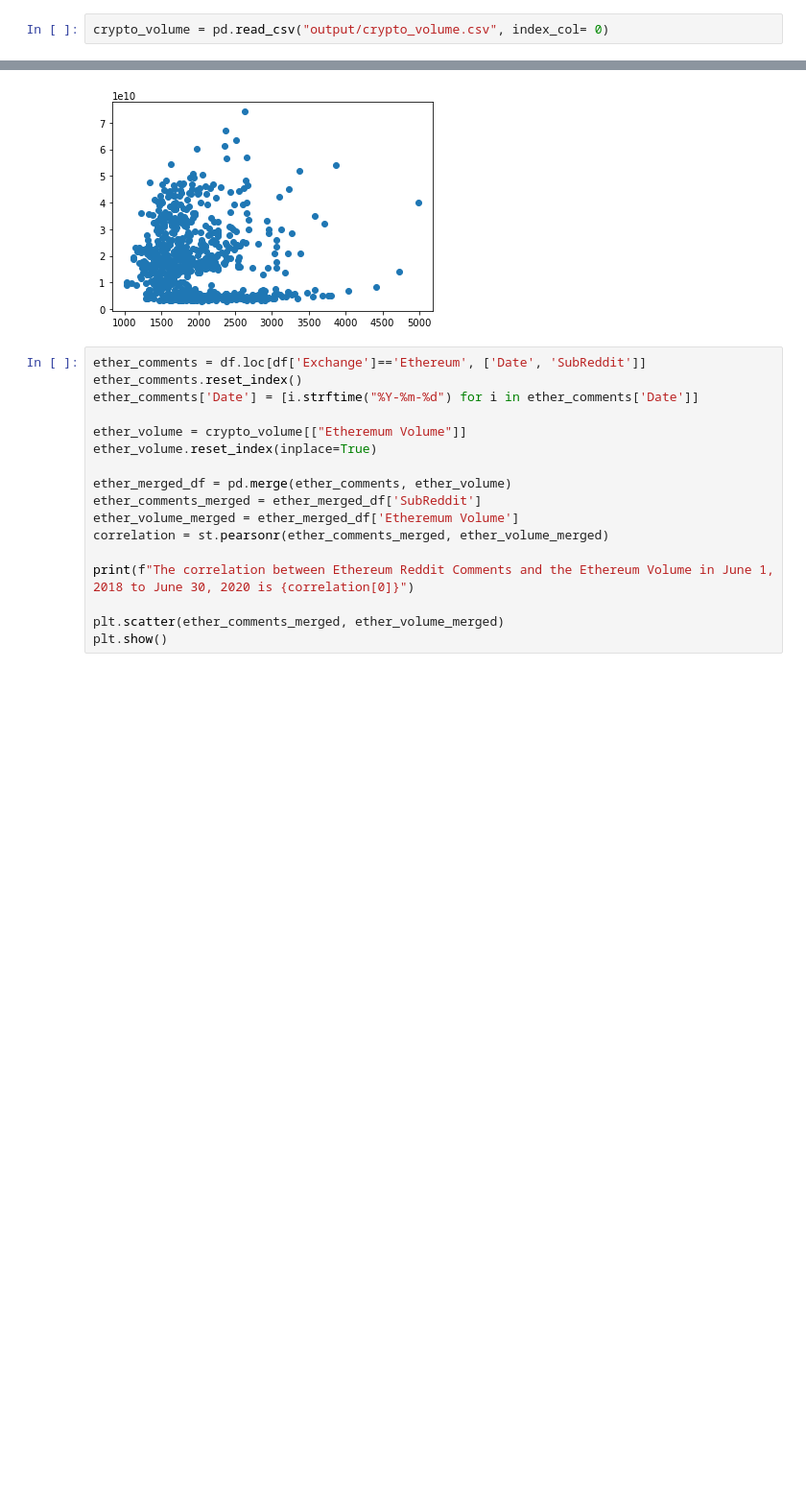
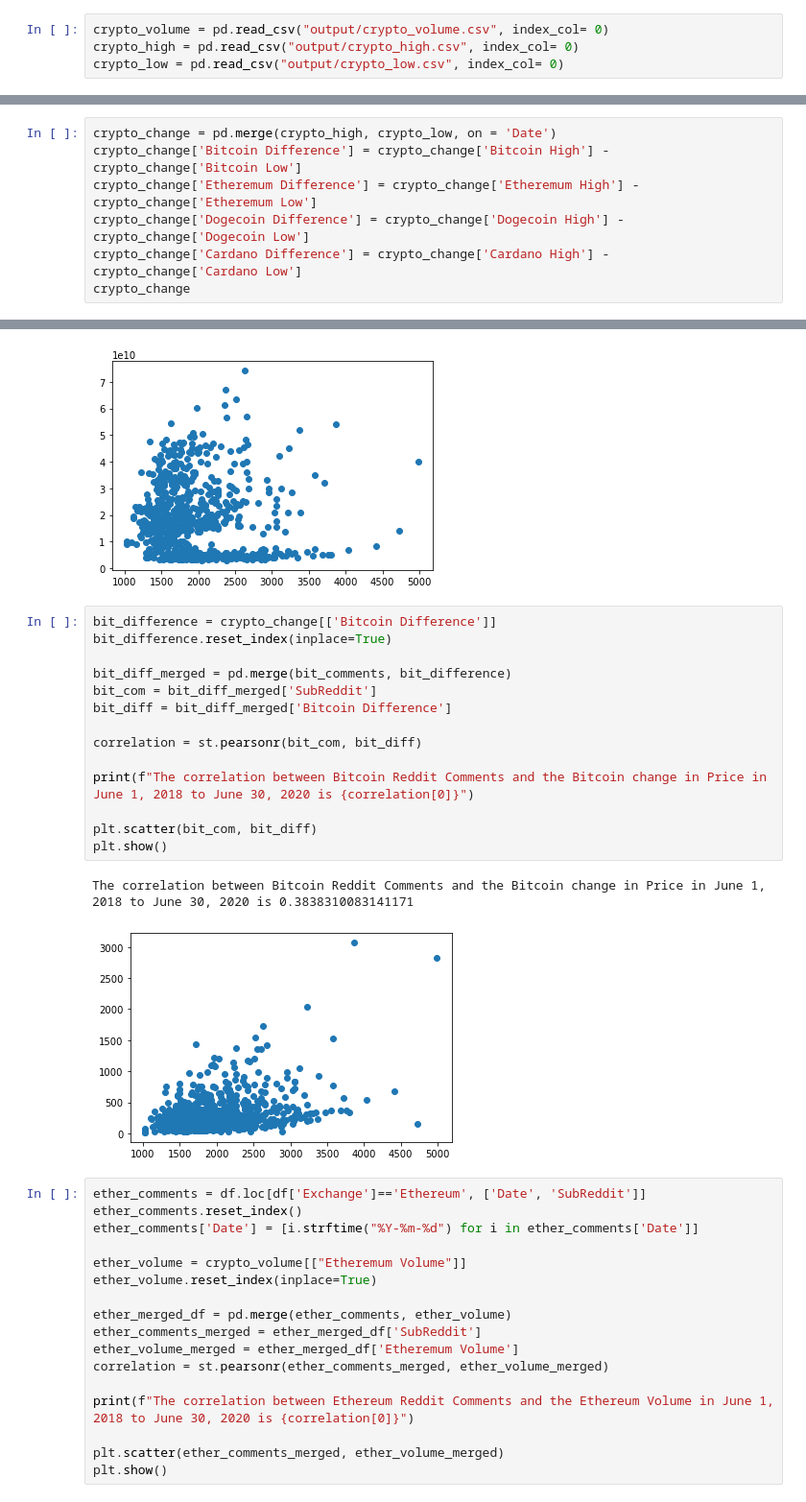
Before and after one commit to ashleighdevito/Cryptocurrency, a Jupyter notebook: Analysis/Working_Scripts/statistics.ipynb, the cells around one changed output, grey strips where cells are left out. Shown at 96% size. Drawn from its saved outputs; the diff is of its cells as text; blank space fills up the shorter version.

Commit message:
change in price correlations

```diff
--- a/Analysis/Working_Scripts/statistics.ipynb
+++ b/Analysis/Working_Scripts/statistics.ipynb
@@ -244,3 +244,5 @@ crypto_volume["Bitcoin Volume"].mean()
 17699741432.992115
 # %%
 crypto_volume = pd.read_csv("output/crypto_volume.csv", index_col= 0)
+crypto_high = pd.read_csv("output/crypto_high.csv", index_col= 0)
+crypto_low = pd.read_csv("output/crypto_low.csv", index_col= 0)
@@ -246,0 +259,7 @@ crypto_volume = pd.read_csv("output/crypto_volume.csv", index_col= 0)
+# %%
+crypto_change = pd.merge(crypto_high, crypto_low, on = 'Date')
+crypto_change['Bitcoin Difference'] = crypto_change['Bitcoin High'] - crypto_change['Bitcoin Low']
+crypto_change['Etheremum Difference'] = crypto_change['Etheremum High'] - crypto_change['Etheremum Low']
+crypto_change['Dogecoin Difference'] = crypto_change['Dogecoin High'] - crypto_change['Dogecoin Low']
+crypto_change['Cardano Difference'] = crypto_change['Cardano High'] - crypto_change['Cardano Low']
+crypto_change
@@ -298,6 +332,23 @@ plt.scatter(bit_comments_merged, bit_volume_merged)
 plt.show()
 # %% [output]
 [figure]
+# %%
+bit_difference = crypto_change[['Bitcoin Difference']]
+bit_difference.reset_index(inplace=True)
+
+bit_diff_merged = pd.merge(bit_comments, bit_difference)
+bit_com = bit_diff_merged['SubReddit']
+bit_diff = bit_diff_merged['Bitcoin Difference']
+
+correlation = st.pearsonr(bit_com, bit_diff)
+
+print(f"The correlation between Bitcoin Reddit Comments and the Bitcoin change in Price in June 1, 2018 to June 30, 2020 is {correlation[0]}")
+
+plt.scatter(bit_com, bit_diff)
+plt.show()
+# %% [output]
+The correlation between Bitcoin Reddit Comments and the Bitcoin change in Price in June 1, 2018 to June 30, 2020 is 0.3838310083141171
+[figure, added]
 # %%
 ether_comments = df.loc[df['Exchange']=='Ethereum', ['Date', 'SubReddit']]
 ether_comments.reset_index()
```
Also changed, not shown: parts of 10 cells of this notebook.
